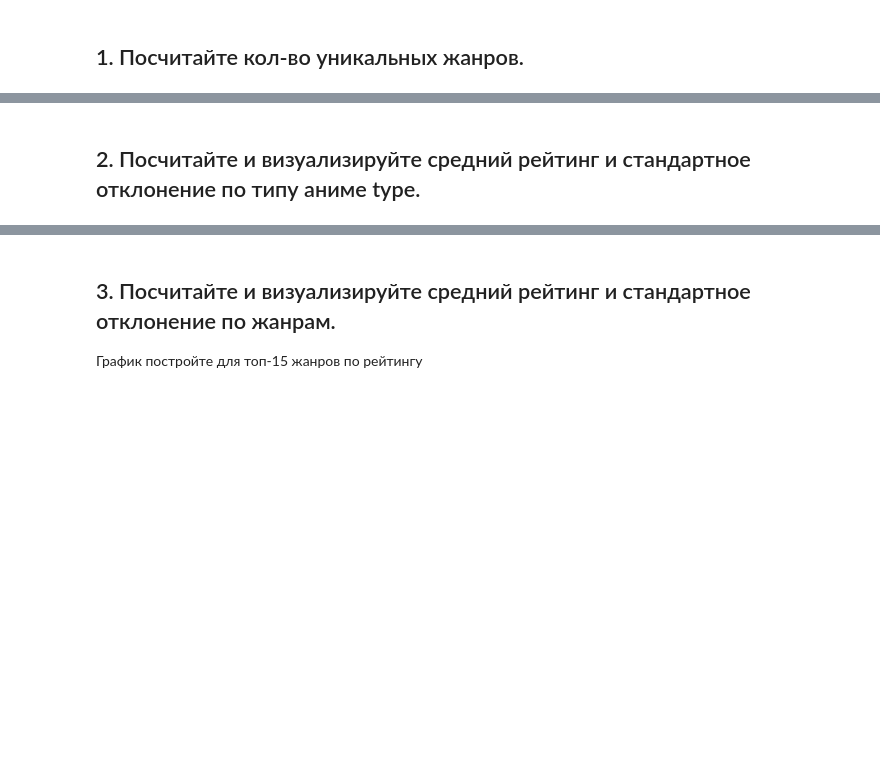
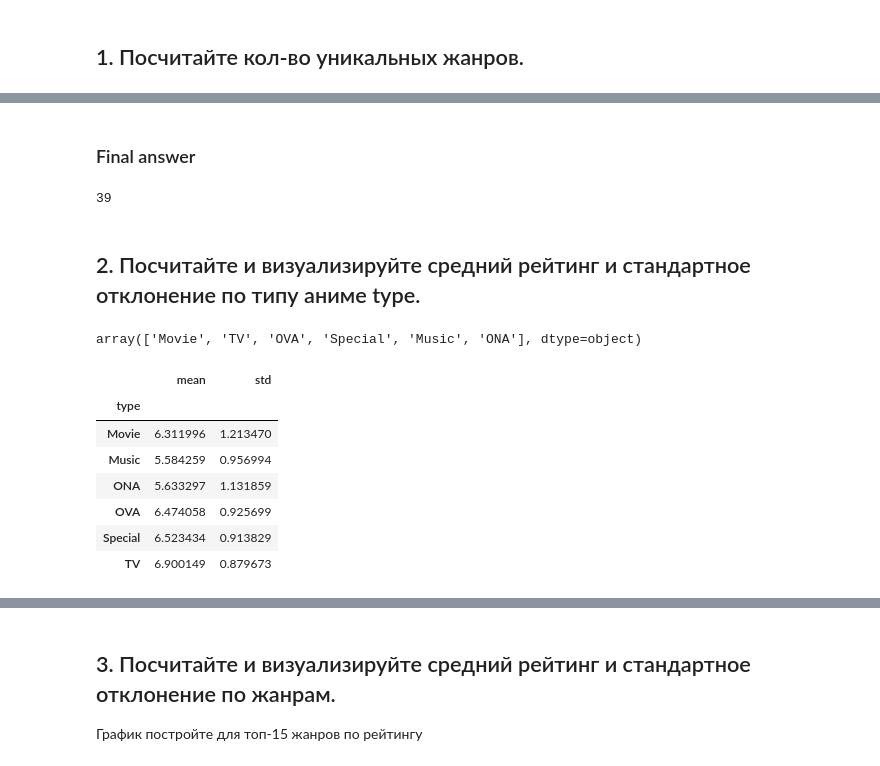
Before and after one commit to semwett0301/stat-ml-labs, a Jupyter notebook: statistic-course/math_stat_1.ipynb, the cells around one changed output, grey strips where cells are left out. Cells and saved outputs as stored; diff of their text form; code cells hidden in the pictures; blank space fills up the shorter version.

```diff
--- a/statistic-course/math_stat_1.ipynb
+++ b/statistic-course/math_stat_1.ipynb
@@ -75,2 +96,24 @@ df.head()
+# %% [markdown]
+### Final answer
+# %%
+filtered_genre.nunique()
+# %% [output]
+39
 # %% [markdown]
 ## 2. Посчитайте и визуализируйте средний рейтинг и стандартное отклонение по типу аниме type.
+# %%
+df['type'].dropna().unique()
+# %% [output]
+array(['Movie', 'TV', 'OVA', 'Special', 'Music', 'ONA'], dtype=object)
+# %%
+ratings = df.groupby('type')['rating'].agg(['mean', 'std'])
+ratings
+# %% [output]
+|  | mean | std |
+| type |  |  |
+| Movie | 6.311996 | 1.213470 |
+| Music | 5.584259 | 0.956994 |
+| ONA | 5.633297 | 1.131859 |
+| OVA | 6.474058 | 0.925699 |
+| Special | 6.523434 | 0.913829 |
+| TV | 6.900149 | 0.879673 |
```
Also changed, not shown: parts of 5 cells of this notebook.
